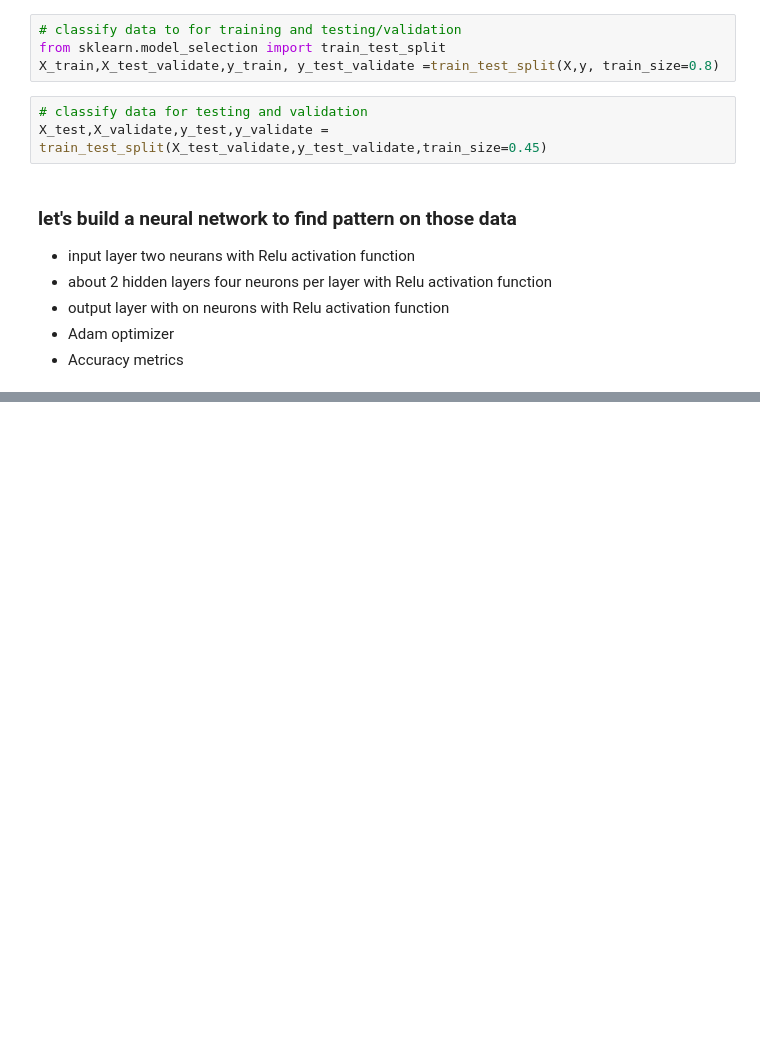
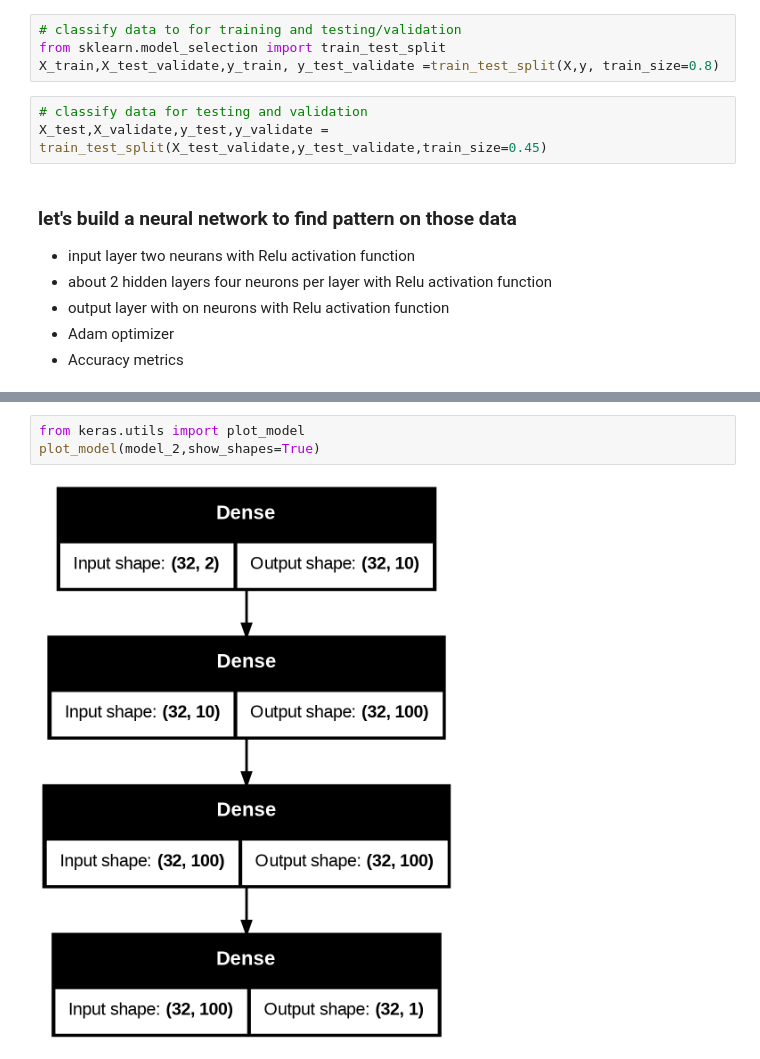
Before and after one commit to mogesTesema/Machine-Learning-Mastery-With-TensorFlow, a Jupyter notebook: classification/02_neural_network_classification_exercise_make_moon.ipynb, the cells around one changed output, grey strips where cells are left out. Drawn from its saved outputs; the diff is of its cells as text; blank space fills up the shorter version.

```diff
--- a/classification/02_neural_network_classification_exercise_make_moon.ipynb
+++ b/classification/02_neural_network_classification_exercise_make_moon.ipynb
@@ -77,0 +243,5 @@ print(f"{(len(true_result)/len(result))*100:.2f}")
+# %%
+from keras.utils import plot_model
+plot_model(model_2,show_shapes=True)
+# %% [output]
+[figure, added]
```
Also changed, not shown: parts of 12 cells of this notebook, 2 other files.
